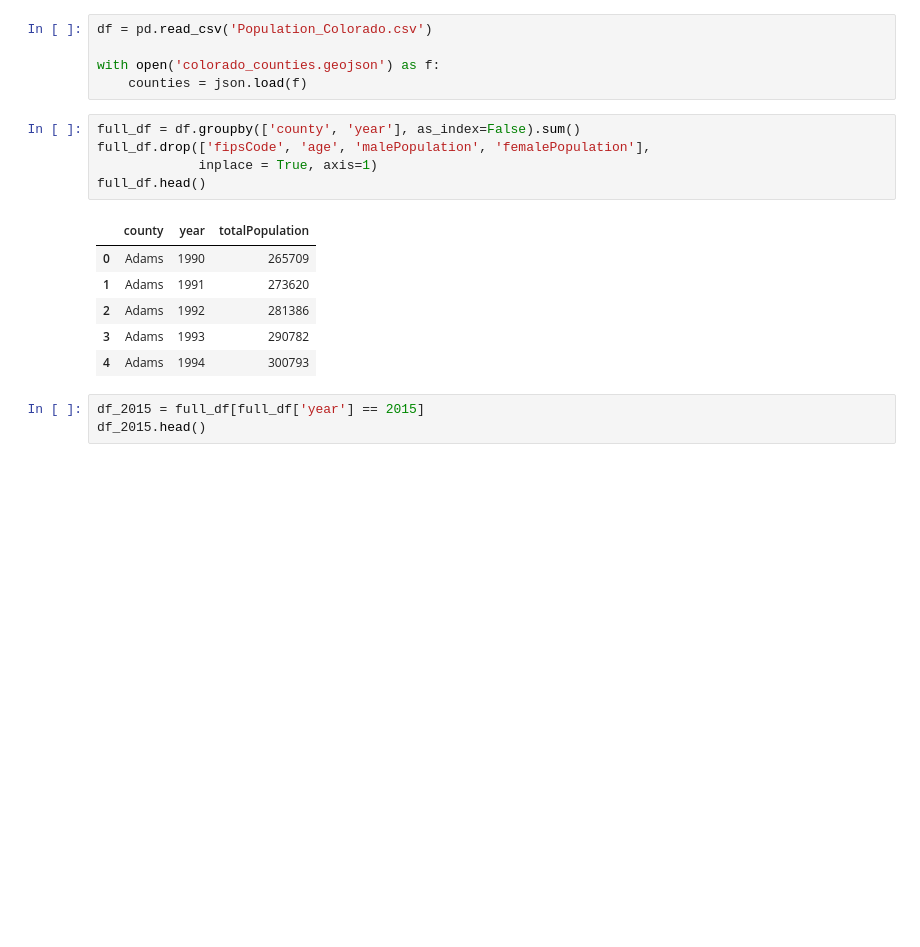
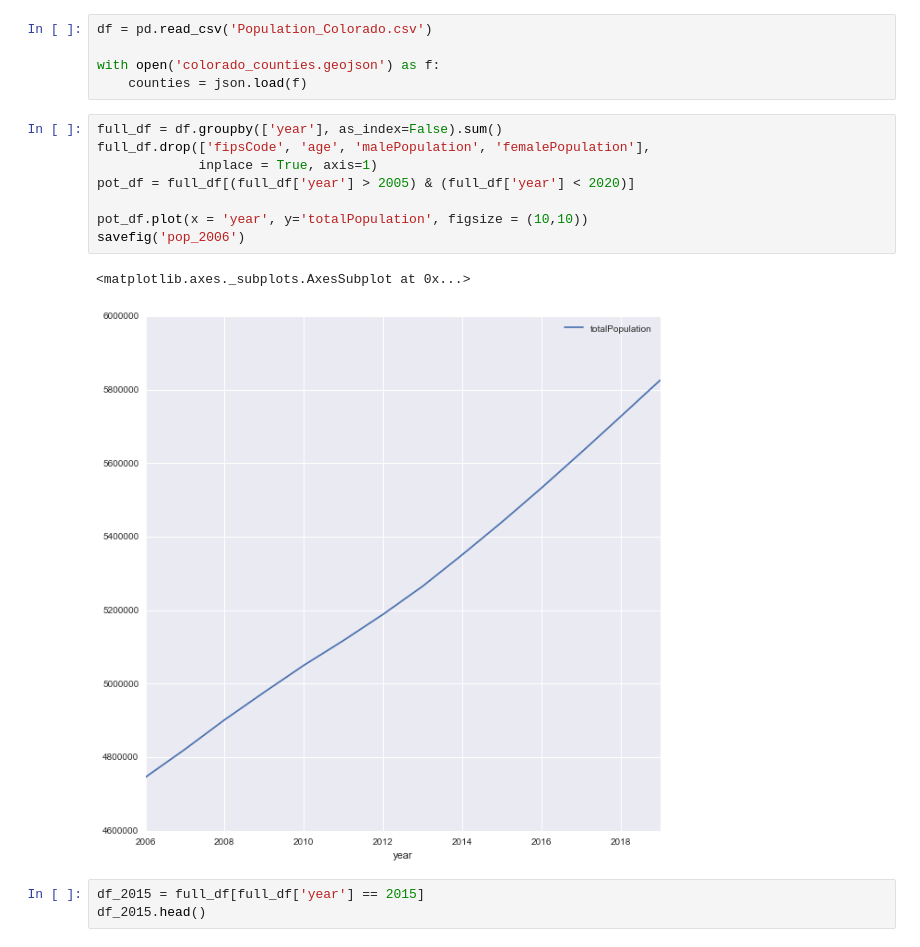
Before and after one commit to andrewfulton9/Colorado_Population_Analysis, a Jupyter notebook: population_analysis.ipynb, the cells around one changed output. Saved outputs shown, nothing was run; the diff lists cells and outputs as text; blank space fills up the shorter version.

Commit message:
added population

```diff
--- a/population_analysis.ipynb
+++ b/population_analysis.ipynb
@@ -14,17 +14,16 @@ df = pd.read_csv('Population_Colorado.csv')
 with open('colorado_counties.geojson') as f:
     counties = json.load(f)
 # %%
-full_df = df.groupby(['county', 'year'], as_index=False).sum()
+full_df = df.groupby(['year'], as_index=False).sum()
 full_df.drop(['fipsCode', 'age', 'malePopulation', 'femalePopulation'],
              inplace = True, axis=1)
-full_df.head()
+pot_df = full_df[(full_df['year'] > 2005) & (full_df['year'] < 2020)]
+
+pot_df.plot(x = 'year', y='totalPopulation', figsize = (10,10))
+savefig('pop_2006')
 # %% [output]
-|  | county | year | totalPopulation |
-| 0 | Adams | 1990 | 265709 |
-| 1 | Adams | 1991 | 273620 |
-| 2 | Adams | 1992 | 281386 |
-| 3 | Adams | 1993 | 290782 |
-| 4 | Adams | 1994 | 300793 |
+<matplotlib.axes._subplots.AxesSubplot at 0x...>
+[figure, added]
 # %%
 df_2015 = full_df[full_df['year'] == 2015]
 df_2015.head()
```
Also changed, not shown: 1 other file.
